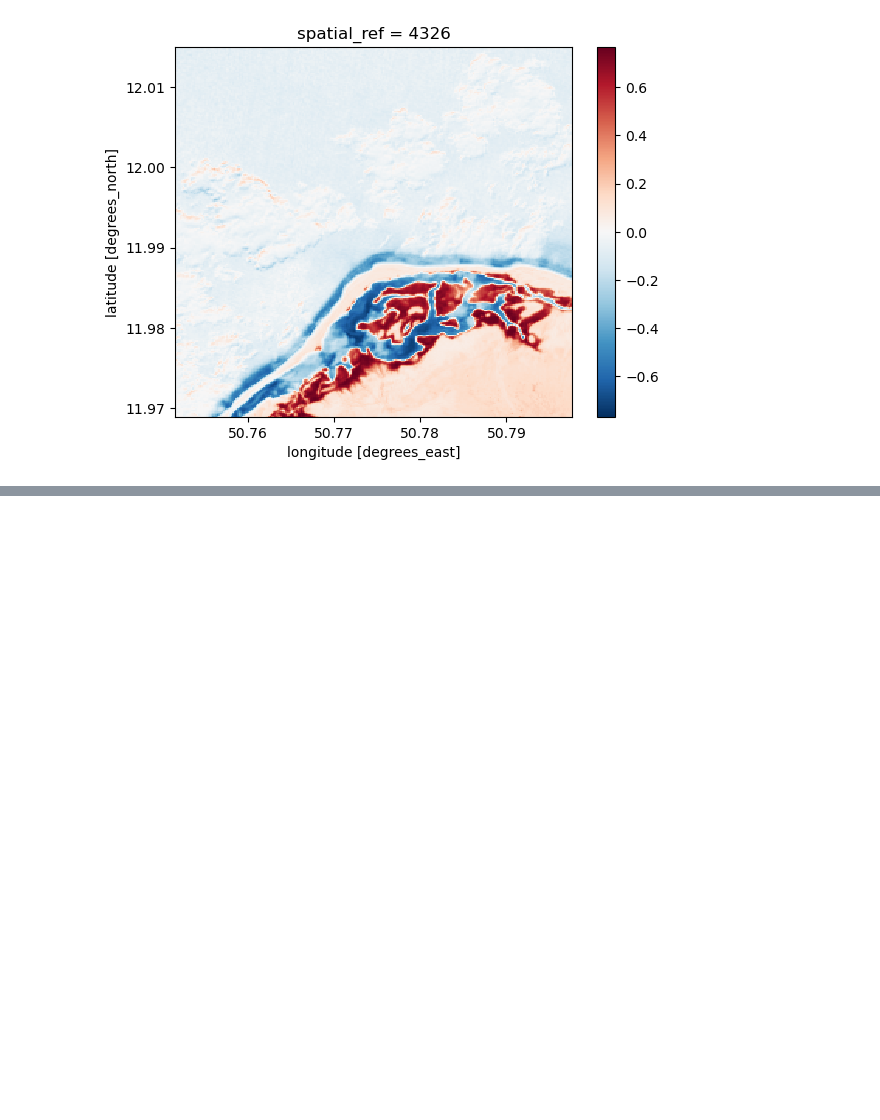
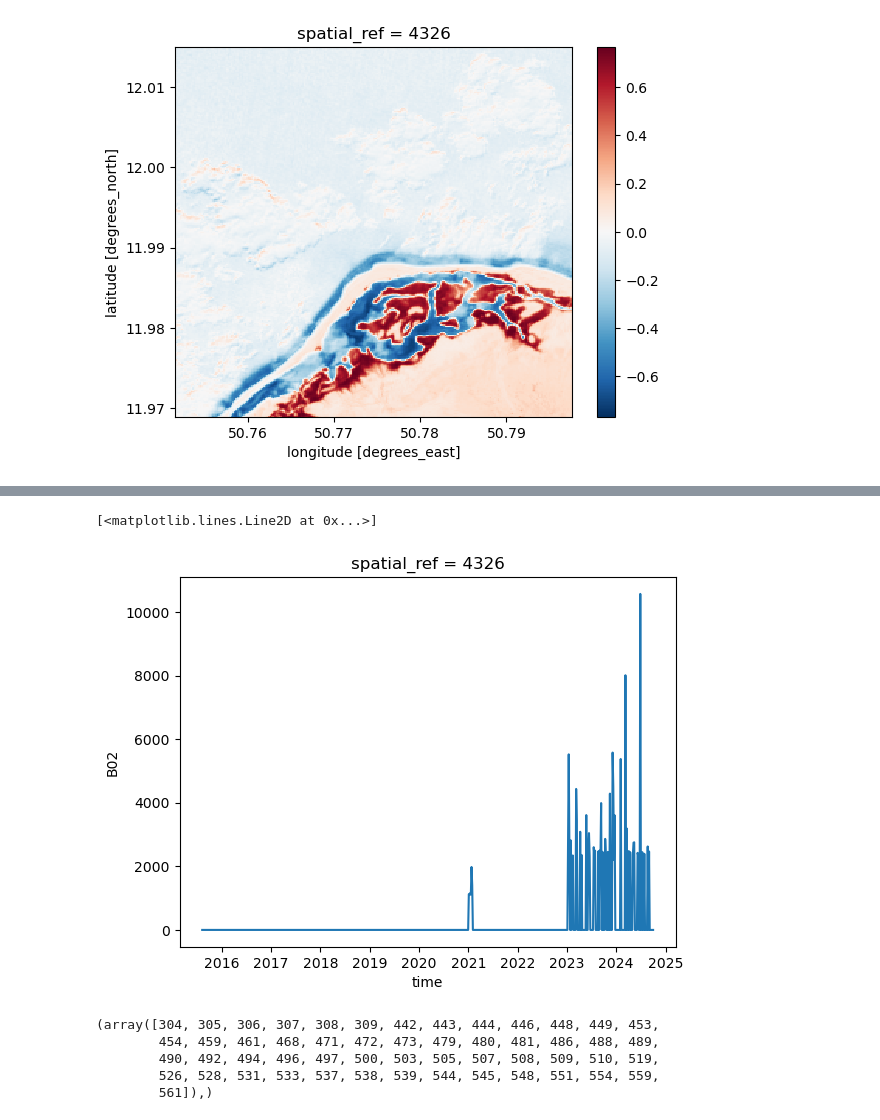
Before and after one commit to MarkusZehner/stacathome, a Jupyter notebook: walltowall.ipynb, the cells around one changed output, grey strips where cells are left out. Saved outputs shown, nothing was run; the diff lists cells and outputs as text; code cells hidden in the pictures; blank space fills up the shorter version.

```diff
--- a/walltowall.ipynb
+++ b/walltowall.ipynb
@@ -313,0 +322,3 @@ Data variables:
+# %%
+otf_cube = mxc.load_otf_cube(mxc.req_items_local, mxc.subset(chunk_id=750)[0])
+otf_cube
@@ -313,0 +370,5 @@ Data variables:
+# %%
+otf_cube.B02.mean(dim=['longitude', 'latitude']).plot()
+# %% [output]
+[<matplotlib.lines.Line2D at 0x...>]
+[figure, added]
@@ -313,0 +378,9 @@ Data variables:
+# %%
+import numpy as np
+np.where(mean_time != 0)
+# %% [output]
+(array([304, 305, 306, 307, 308, 309, 442, 443, 444, 446, 448, 449, 453,
+        454, 459, 461, 468, 471, 472, 473, 479, 480, 481, 486, 488, 489,
+        490, 492, 494, 496, 497, 500, 503, 505, 507, 508, 509, 510, 519,
+        526, 528, 531, 533, 537, 538, 539, 544, 545, 548, 551, 554, 559,
+        561]),)
```
Also changed, not shown: parts of 9 cells of this notebook, 1 other file.
